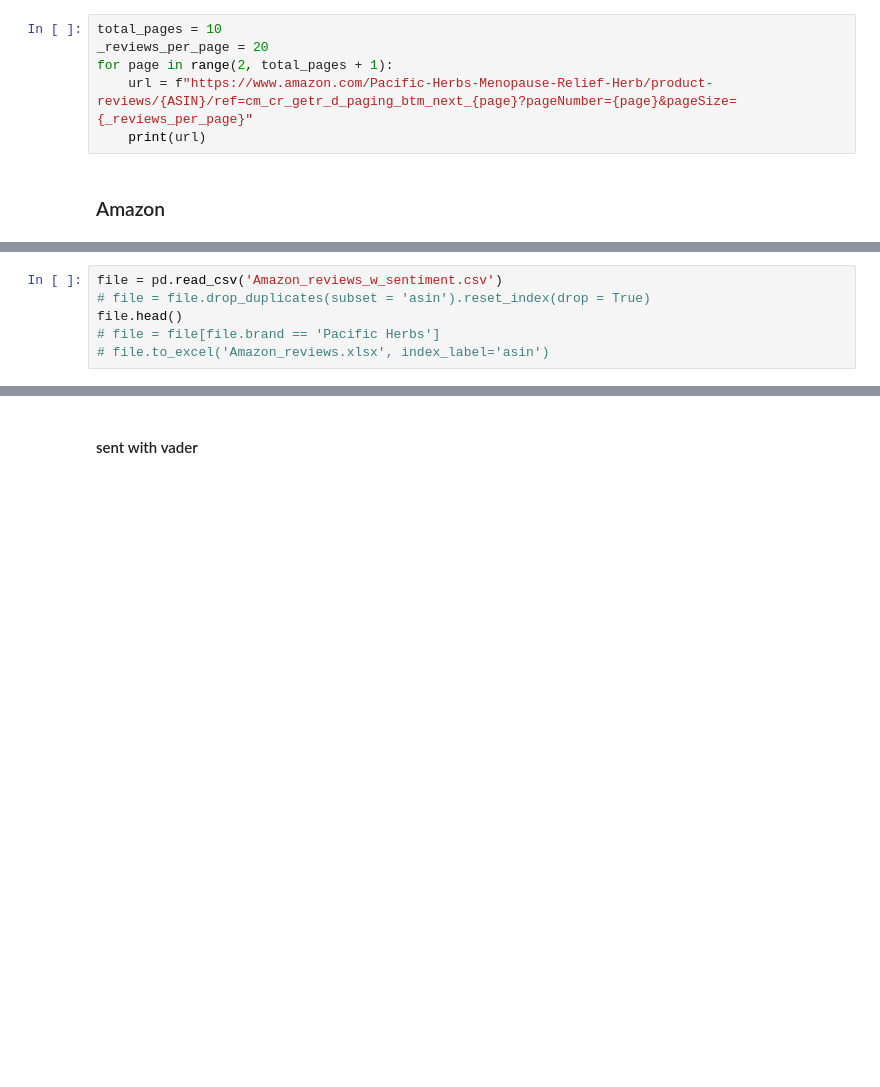
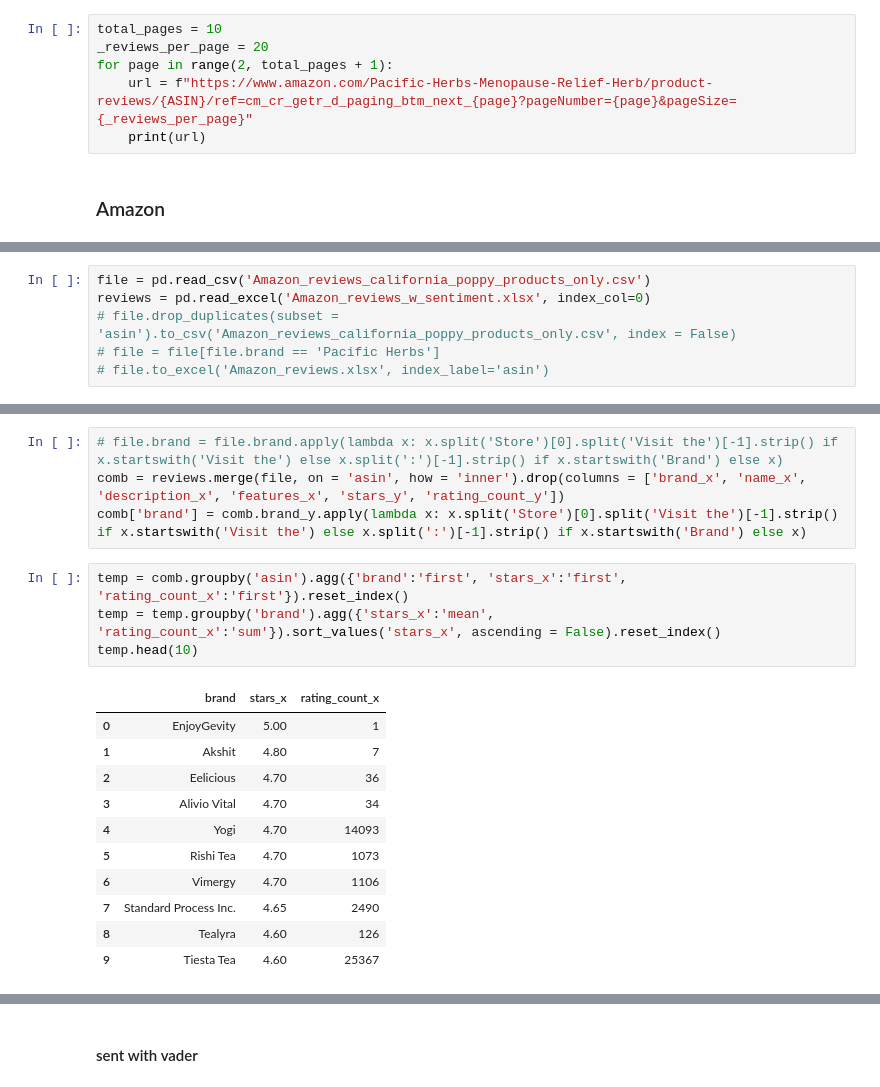
Before and after one commit to TLI2958/scrapfly-scrapers, a Jupyter notebook: etsy-scraper/results/read_res.ipynb, the cells around one changed output, grey strips where cells are left out. Drawn from its saved outputs; the diff is of its cells as text; blank space fills up the shorter version.

```diff
--- a/etsy-scraper/results/read_res.ipynb
+++ b/etsy-scraper/results/read_res.ipynb
@@ -256,8 +285,8 @@ def _write_to_csv(csv_file, files):
 # %% [output]
 C:\Users\tianc\scrapfly-scrapers\amazon-scraper\results
 # %%
-file = pd.read_csv('Amazon_reviews_w_sentiment.csv')
-# file = file.drop_duplicates(subset = 'asin').reset_index(drop = True)
-file.head()
+file = pd.read_csv('Amazon_reviews_california_poppy_products_only.csv')
+reviews = pd.read_excel('Amazon_reviews_w_sentiment.xlsx', index_col=0)
+# file.drop_duplicates(subset = 'asin').to_csv('Amazon_reviews_california_poppy_products_only.csv', index = False)
 # file = file[file.brand == 'Pacific Herbs']
 # file.to_excel('Amazon_reviews.xlsx', index_label='asin')
@@ -270,0 +293,20 @@ file.head()
+# %%
+# file.brand = file.brand.apply(lambda x: x.split('Store')[0].split('Visit the')[-1].strip() if x.startswith('Visit the') else x.split(':')[-1].strip() if x.startswith('Brand') else x)
+comb = reviews.merge(file, on = 'asin', how = 'inner').drop(columns = ['brand_x', 'name_x', 'description_x', 'features_x', 'stars_y', 'rating_count_y'])
+comb['brand'] = comb.brand_y.apply(lambda x: x.split('Store')[0].split('Visit the')[-1].strip() if x.startswith('Visit the') else x.split(':')[-1].strip() if x.startswith('Brand') else x)
+# %%
+temp = comb.groupby('asin').agg({'brand':'first', 'stars_x':'first', 'rating_count_x':'first'}).reset_index()
+temp = temp.groupby('brand').agg({'stars_x':'mean', 'rating_count_x':'sum'}).sort_values('stars_x', ascending = False).reset_index()
+temp.head(10)
+# %% [output]
+|  | brand | stars_x | rating_count_x |
+| 0 | EnjoyGevity | 5.00 | 1 |
+| 1 | Akshit | 4.80 | 7 |
+| 2 | Eelicious | 4.70 | 36 |
+| 3 | Alivio Vital | 4.70 | 34 |
+| 4 | Yogi | 4.70 | 14093 |
+| 5 | Rishi Tea | 4.70 | 1073 |
+| 6 | Vimergy | 4.70 | 1106 |
+| 7 | Standard Process Inc. | 4.65 | 2490 |
+| 8 | Tealyra | 4.60 | 126 |
+| 9 | Tiesta Tea | 4.60 | 25367 |
```
Also changed, not shown: parts of 20 cells of this notebook, 46 other files.
